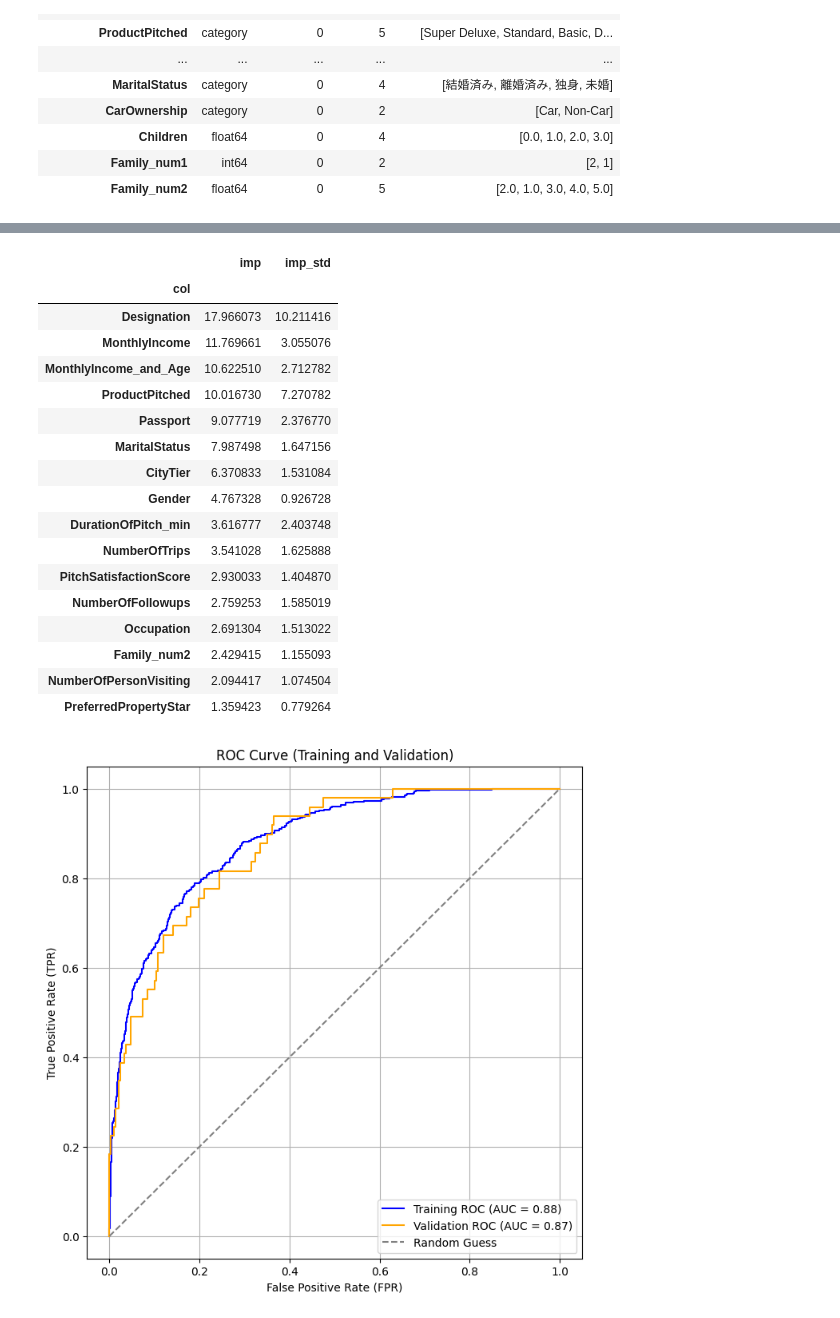
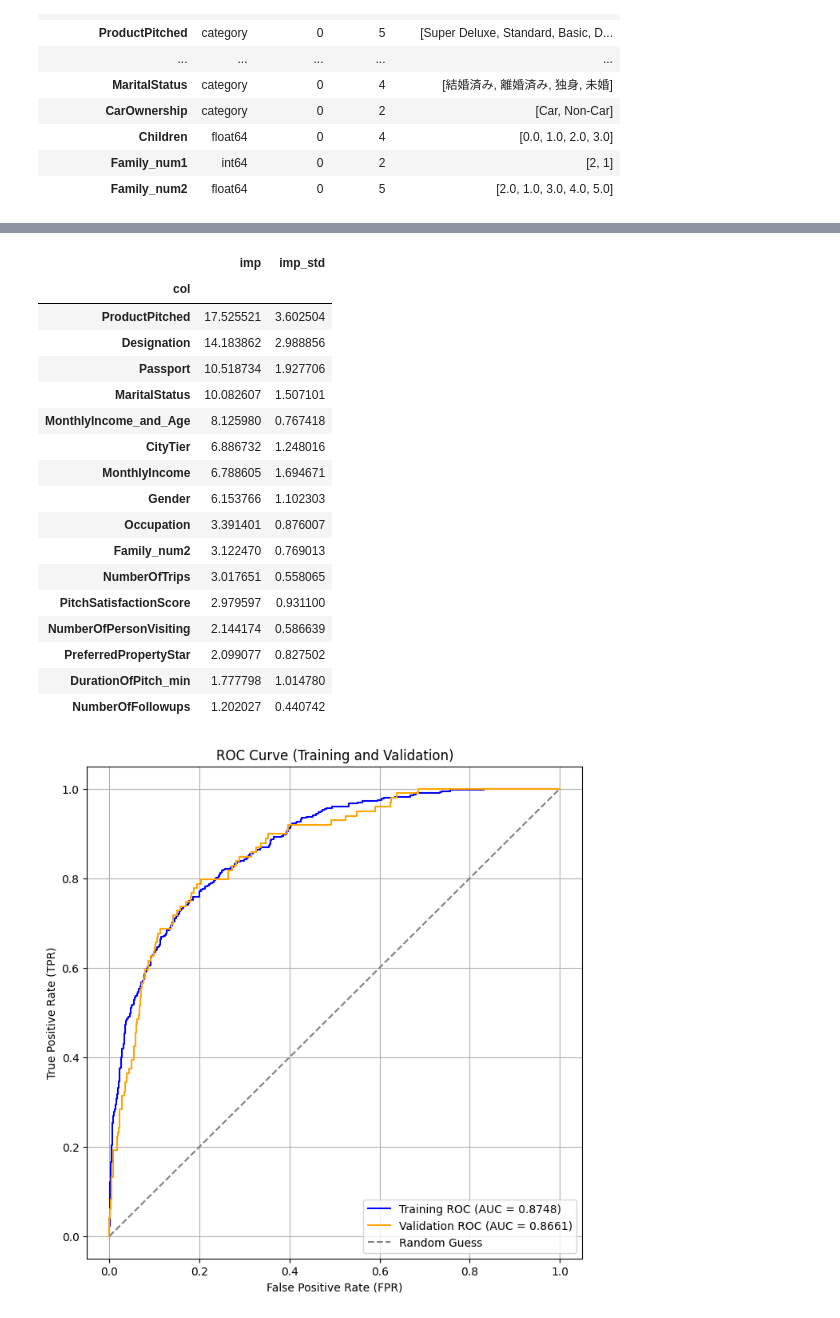
Before and after one commit to skyshine460/ProdTaken, a Jupyter notebook: ProdTaken_catboost.ipynb, the cells around one changed output, grey strips where cells are left out. Drawn from its saved outputs; the diff is of its cells as text; code cells hidden in the pictures.

```diff
--- a/ProdTaken_catboost.ipynb
+++ b/ProdTaken_catboost.ipynb
@@ -1422,24 +1420,24 @@ x_test = test_df[features]
 
 params_cat = {
     'iterations': 2000,
-    'learning_rate': 0.1,
-    'depth': 3,
+    'learning_rate': 0.05,
+    'depth': 5,
     'loss_function': 'Logloss',
     'verbose': -1,
     'eval_metric': 'AUC',
-    'random_seed': 123,
-    'l2_leaf_reg': 0.5,
+    'random_seed': 42,
+    'l2_leaf_reg': 50,
     'bootstrap_type': 'Bernoulli',
     'subsample': 0.6,
-    'colsample_bylevel': 0.6,
-    # 'one_hot_max_size': 12,
+    'colsample_bylevel': 0.7,
+    'one_hot_max_size': 10,
 }
 # %%
 models = []
 metric=[]
 imp=pd.DataFrame()
-n_splits = 10
-cv = StratifiedKFold(n_splits=n_splits, shuffle=True, random_state=123)
+n_splits = 5
+cv = StratifiedKFold(n_splits=n_splits, shuffle=True, random_state=42)
 
 for nfold, (train_index, val_index) in enumerate(cv.split(x_train, y_train)):
     print('-'*20, nfold, '-'*20)
@@ -1517,54 +1515,54 @@ imp_df.sort_values('imp', ascending=False)
 # %% [output]
 |  | imp | imp_std |
 | col |  |  |
-| Designation | 17.966073 | 10.211416 |
-| MonthlyIncome | 11.769661 | 3.055076 |
-| MonthlyIncome_and_Age | 10.622510 | 2.712782 |
-| ProductPitched | 10.016730 | 7.270782 |
-| Passport | 9.077719 | 2.376770 |
-| MaritalStatus | 7.987498 | 1.647156 |
-| CityTier | 6.370833 | 1.531084 |
-| Gender | 4.767328 | 0.926728 |
-| DurationOfPitch_min | 3.616777 | 2.403748 |
-| NumberOfTrips | 3.541028 | 1.625888 |
-| PitchSatisfactionScore | 2.930033 | 1.404870 |
-| NumberOfFollowups | 2.759253 | 1.585019 |
-| Occupation | 2.691304 | 1.513022 |
-| Family_num2 | 2.429415 | 1.155093 |
-| NumberOfPersonVisiting | 2.094417 | 1.074504 |
-| PreferredPropertyStar | 1.359423 | 0.779264 |
+| ProductPitched | 17.525521 | 3.602504 |
+| Designation | 14.183862 | 2.988856 |
+| Passport | 10.518734 | 1.927706 |
+| MaritalStatus | 10.082607 | 1.507101 |
+| MonthlyIncome_and_Age | 8.125980 | 0.767418 |
+| CityTier | 6.886732 | 1.248016 |
+| MonthlyIncome | 6.788605 | 1.694671 |
+| Gender | 6.153766 | 1.102303 |
+| Occupation | 3.391401 | 0.876007 |
+| Family_num2 | 3.122470 | 0.769013 |
+| NumberOfTrips | 3.017651 | 0.558065 |
+| PitchSatisfactionScore | 2.979597 | 0.931100 |
+| NumberOfPersonVisiting | 2.144174 | 0.586639 |
+| PreferredPropertyStar | 2.099077 | 0.827502 |
+| DurationOfPitch_min | 1.777798 | 1.014780 |
+| NumberOfFollowups | 1.202027 | 0.440742 |
 # %%
 from sklearn.metrics import roc_curve, roc_auc_score
 
 def ensemble_predict(models, X):
     preds = np.zeros(X.shape[0])
     for model in models:
         preds += model.predict_proba(X)[:, 1]  # 各モデルの予測確率を加算
     preds /= len(models)  # 平均化
     return preds
 
 # アンサンブル予測の実行
 ensemble_preds_tr = ensemble_predict(models, x_tr)
 ensemble_preds_va = ensemble_predict(models, x_va)
 
 fpr_tr, tpr_tr, _ = roc_curve(y_tr, ensemble_preds_tr)
 auc_tr = roc_auc_score(y_tr, ensemble_preds_tr)
 
 fpr_va, tpr_va, _ = roc_curve(y_va, ensemble_preds_va)
 auc_va = roc_auc_score(y_va, ensemble_preds_va)
 
 plt.figure(figsize=(8, 8))
-plt.plot(fpr_tr, tpr_tr, label=f'Training ROC (AUC = {auc_tr:.2f})', color='blue')
-plt.plot(fpr_va, tpr_va, label=f'Validation ROC (AUC = {auc_va:.2f})', color='orange')
+plt.plot(fpr_tr, tpr_tr, label=f'Training ROC (AUC = {auc_tr:.4f})', color='blue')
+plt.plot(fpr_va, tpr_va, label=f'Validation ROC (AUC = {auc_va:.4f})', color='orange')
 plt.plot([0, 1], [0, 1], linestyle='--', color='gray', label='Random Guess')
 plt.xlabel('False Positive Rate (FPR)')
 plt.ylabel('True Positive Rate (TPR)')
 plt.title('ROC Curve (Training and Validation)')
 plt.legend(loc='lower right')
 plt.grid()
 plt.show()
 # %% [output]
-[figure, old version]
+[figure, new version]
 # %%
 # y_pred_prob = model.predict_proba(test_df[features])[:, 1]
 y_pred_prob = ensemble_predict(models, x_test)
```
Also changed, not shown: parts of 3 cells of this notebook.
